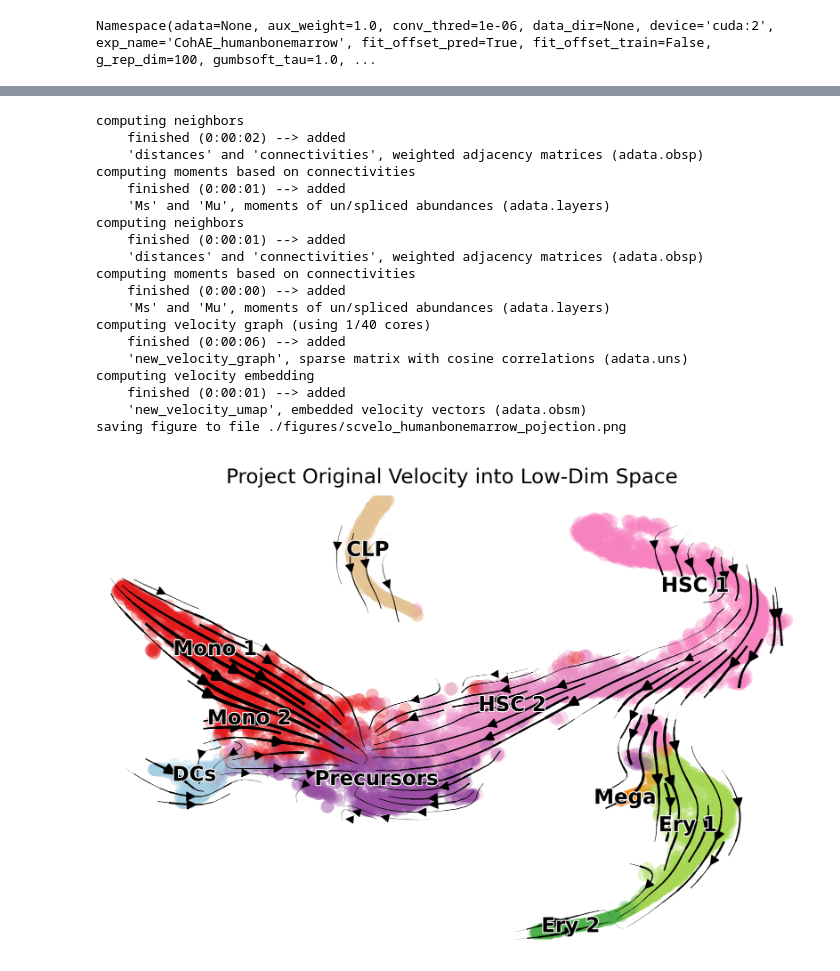
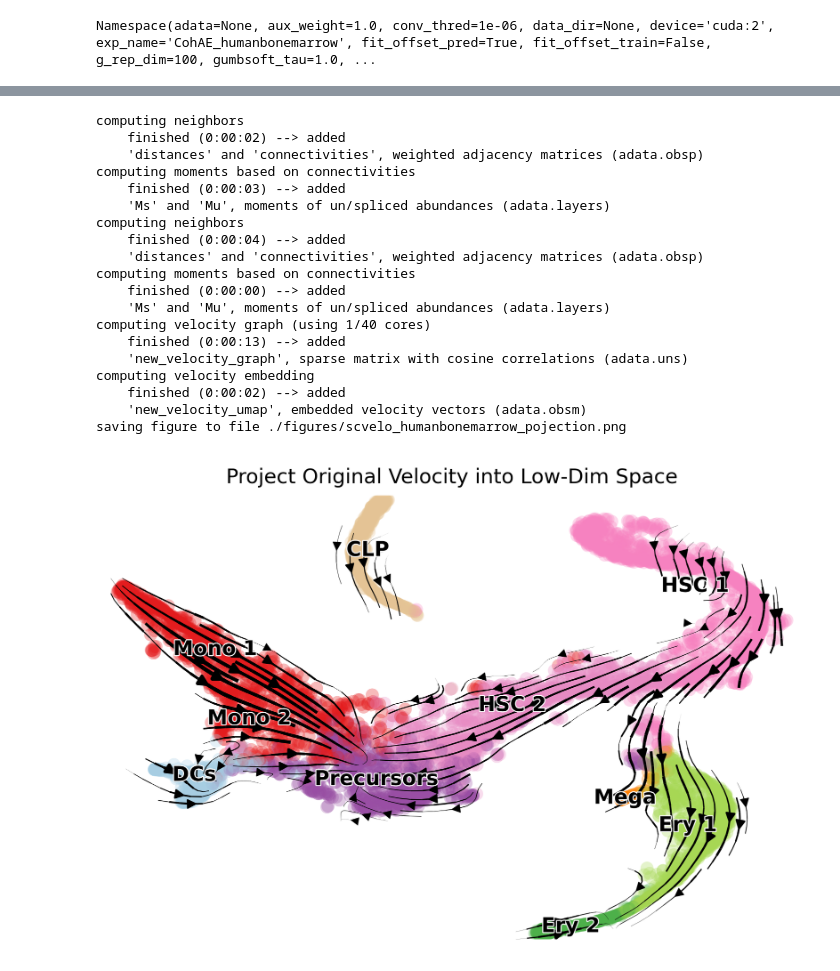
Before and after one commit to qiaochen/VeloAE, a Jupyter notebook: notebooks/eval_extreme_settings/model-humanbonemarrow-gat.ipynb, the cells around one changed output, grey strips where cells are left out. Cells and saved outputs as stored; diff of their text form; code cells hidden in the pictures.

```diff
--- a/notebooks/eval_extreme_settings/model-humanbonemarrow-gat.ipynb
+++ b/notebooks/eval_extreme_settings/model-humanbonemarrow-gat.ipynb
@@ -192,43 +192,43 @@ def exp(adata, exp_metrics):
 
         v = estimate_ld_velocity(s, u, device=device, perc=[5, 95],
                                  norm=args.use_norm, fit_offset=args.fit_offset_pred,
-                                 use_offset=not args.use_offset_pred).cpu().numpy()
+                                 use_offset=args.use_offset_pred).cpu().numpy()
         x = x.cpu().numpy()
         s = s.cpu().numpy()
         u = u.cpu().numpy()
 
     adata = new_adata(adata, x, s, u, v, g_basis=args.nb_g_src, n_nb_newadata=args.n_nb_newadata)
     scv.tl.velocity_graph(adata, vkey='new_velocity')
     scv.pl.velocity_embedding_stream(adata,
                                     # legend_loc='right_margin',
                                     vkey="new_velocity", basis='X_umap', color=[k_cluster], # arrow_length=4,
                                     title="Project Original Velocity into Low-Dim Space", smooth=0.5,
                                     dpi=350,
                                     save='humanbonemarrow_pojection.png')
     scv.tl.velocity_confidence(adata, vkey='new_velocity')
     exp_metrics['Cohort AutoEncoder'] = evaluate(adata, cluster_edges, k_cluster, "new_velocity")
 exp(adata, exp_metrics)
 # %% [output]
 computing neighbors
     finished (0:00:02) --> added
     'distances' and 'connectivities', weighted adjacency matrices (adata.obsp)
 computing moments based on connectivities
-    finished (0:00:01) --> added
+    finished (0:00:03) --> added
     'Ms' and 'Mu', moments of un/spliced abundances (adata.layers)
 computing neighbors
-    finished (0:00:01) --> added
+    finished (0:00:04) --> added
     'distances' and 'connectivities', weighted adjacency matrices (adata.obsp)
 computing moments based on connectivities
     finished (0:00:00) --> added
     'Ms' and 'Mu', moments of un/spliced abundances (adata.layers)
 computing velocity graph (using 1/40 cores)
-    finished (0:00:06) --> added
+    finished (0:00:13) --> added
     'new_velocity_graph', sparse matrix with cosine correlations (adata.uns)
 computing velocity embedding
-    finished (0:00:01) --> added
+    finished (0:00:02) --> added
     'new_velocity_umap', embedded velocity vectors (adata.obsm)
 saving figure to file ./figures/scvelo_humanbonemarrow_pojection.png
-[figure, old version]
+[figure, new version]
 --> added 'new_velocity_length' (adata.obs)
 --> added 'new_velocity_confidence' (adata.obs)
 --> added 'new_velocity_confidence_transition' (adata.obs)
```
Also changed, not shown: parts of 5 cells of this notebook.
